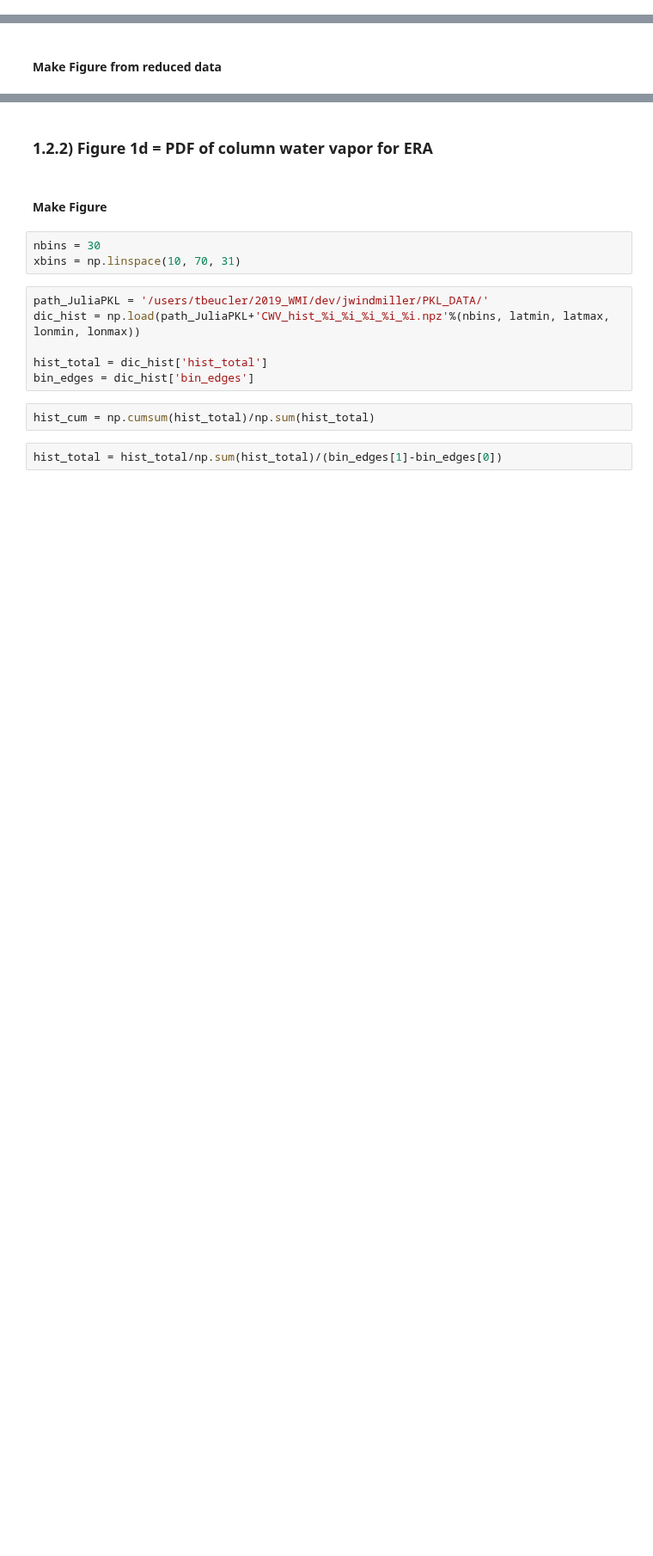
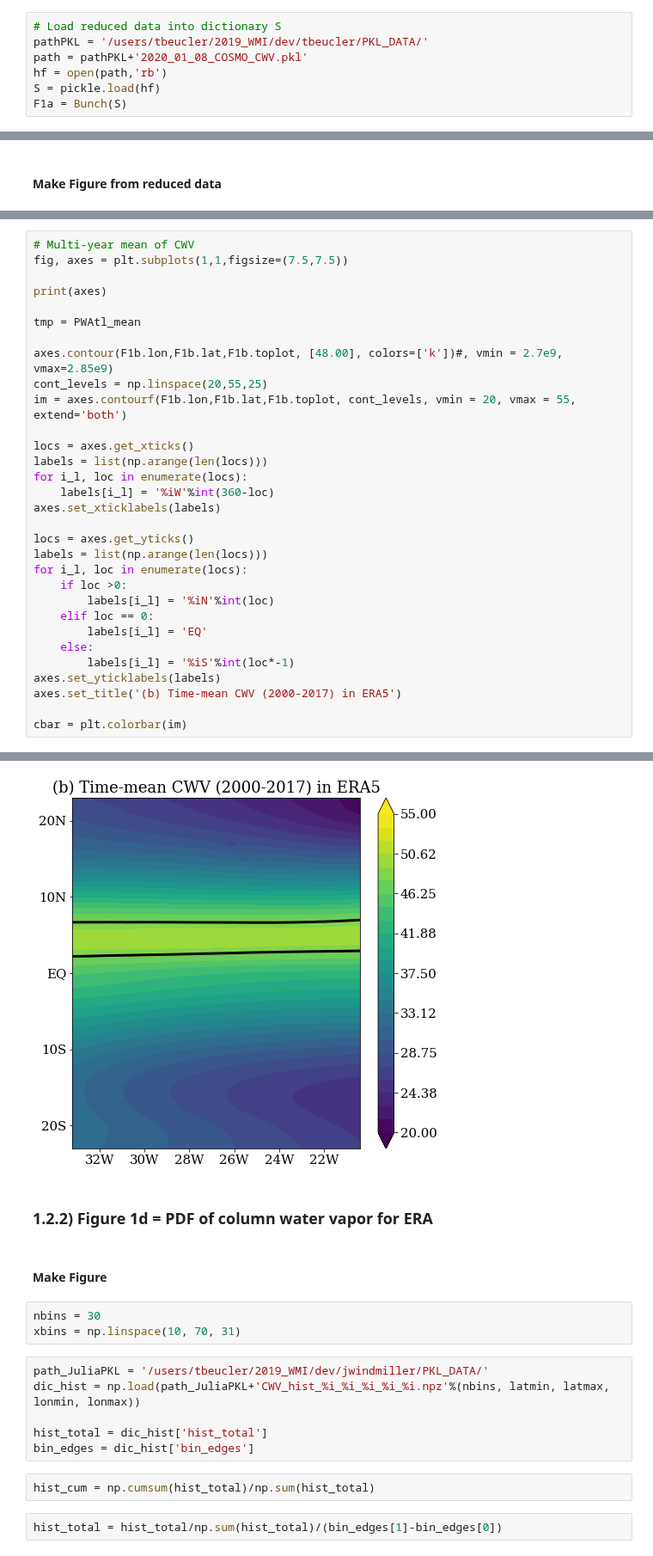
Before and after one commit to tbeucler/2019_WMI, a Jupyter notebook: dev/tbeucler/015_New_Figure_12.ipynb, the cells around one changed output, grey strips where cells are left out. Shown at 86% size. Cells and saved outputs as stored; diff of their text form; blank space fills up the shorter version.

```diff
--- a/dev/tbeucler/015_New_Figure_12.ipynb
+++ b/dev/tbeucler/015_New_Figure_12.ipynb
@@ -156,2 +163,9 @@ cbar = plt.colorbar(im)
 # %% [markdown]
 #### Make Figure from reduced data
+# %%
+# Load reduced data into dictionary S
+pathPKL = '/users/tbeucler/2019_WMI/dev/tbeucler/PKL_DATA/'
+path = pathPKL+'2020_01_08_COSMO_CWV.pkl'
+hf = open(path,'rb')
+S = pickle.load(hf)
+F1a = Bunch(S)
@@ -285,0 +335,32 @@ cbar = plt.colorbar(im)
+# %%
+# Multi-year mean of CWV
+fig, axes = plt.subplots(1,1,figsize=(7.5,7.5))
+
+print(axes)
+
+tmp = PWAtl_mean
+
+axes.contour(F1b.lon,F1b.lat,F1b.toplot, [48.00], colors=['k'])#, vmin = 2.7e9, vmax=2.85e9)
+cont_levels = np.linspace(20,55,25)
+im = axes.contourf(F1b.lon,F1b.lat,F1b.toplot, cont_levels, vmin = 20, vmax = 55, extend='both')
+
+locs = axes.get_xticks()
+labels = list(np.arange(len(locs)))
+for i_l, loc in enumerate(locs):
+    labels[i_l] = '%iW'%int(360-loc)
+axes.set_xticklabels(labels)
+
+locs = axes.get_yticks()
+labels = list(np.arange(len(locs)))
+for i_l, loc in enumerate(locs):
+    if loc >0:
+        labels[i_l] = '%iN'%int(loc)
+    elif loc == 0:
+        labels[i_l] = 'EQ'
+    else:
+        labels[i_l] = '%iS'%int(loc*-1)
+axes.set_yticklabels(labels)
+axes.set_title('(b) Time-mean CWV (2000-2017) in ERA5')
+
+cbar = plt.colorbar(im)
+# %% [output]
@@ -286,3 +368,4 @@ cbar = plt.colorbar(im)
+[figure, added]
 # %% [markdown]
 ### 1.2.2) Figure 1d = PDF of column water vapor for ERA
 # %% [markdown]
```
Also changed, not shown: parts of 19 cells of this notebook.
